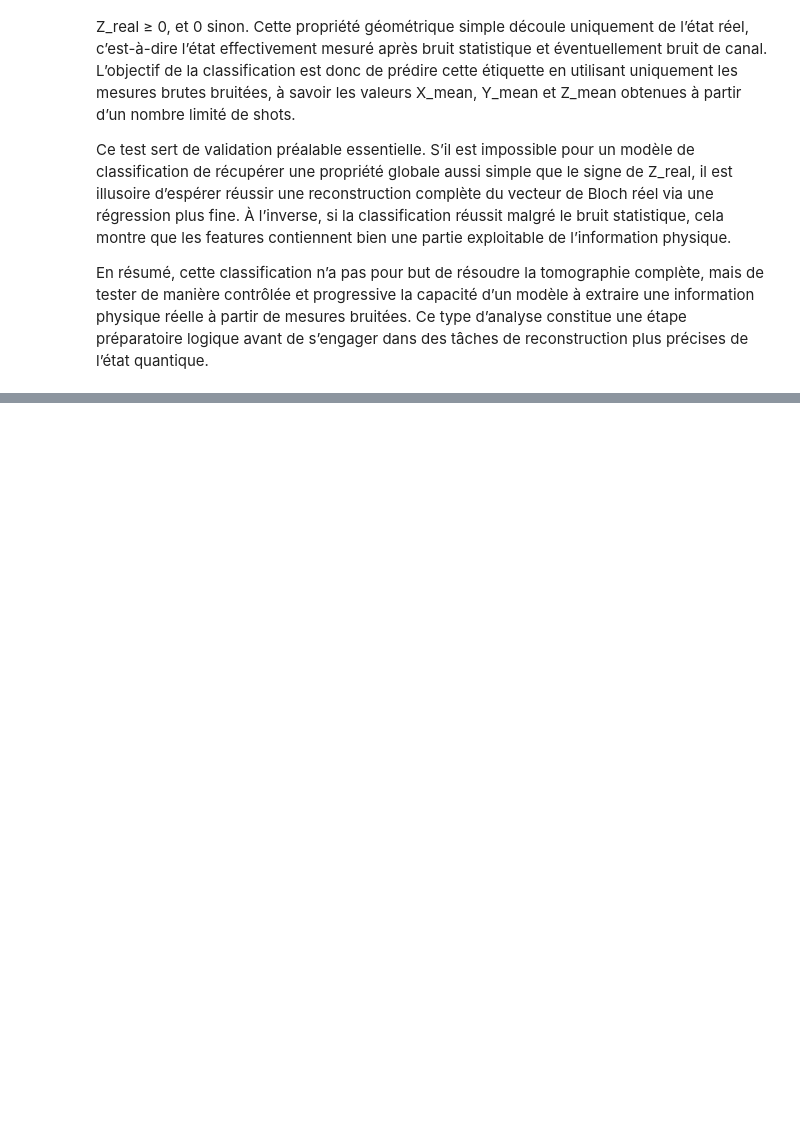
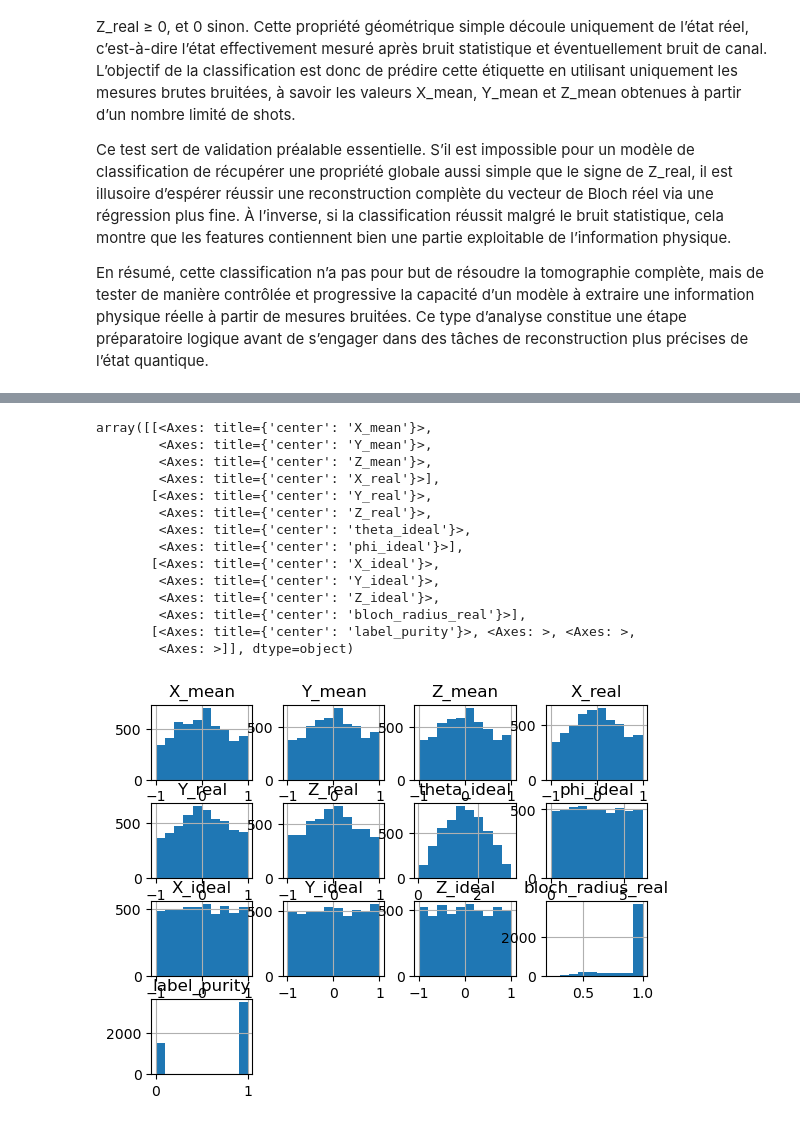
Before and after one commit to TonyPansera/Quantum-state-tomography, a Jupyter notebook: model_ML/test_classification.ipynb, the cells around one changed output, grey strips where cells are left out. Saved outputs shown, nothing was run; the diff lists cells and outputs as text; code cells hidden in the pictures; blank space fills up the shorter version.

Commit message:
update du test de classification

```diff
--- a/model_ML/test_classification.ipynb
+++ b/model_ML/test_classification.ipynb
@@ -161,0 +22,16 @@ En résumé, cette classification n’a pas pour but de résoudre la tomographie
+# %%
+# Dataset creation
+
+from dataset_build.clf_dtSet_hugo import build_purity_classification_dataset
+
+# Créer un dataset avec 5000 états et 50% d'états mixtes
+df_purity, X, y = build_purity_classification_dataset(
+    n_shots=100,
+    n_states_total=5000,
+    mixed_proportion=0.3  # proportion of mixed states
+)
+
+print(f"Dataset shape: {df_purity.shape}")
+print(f"Labels distribution:\n{y.value_counts()}")
+print(f"\nDataset columns:\n{df_purity.columns.tolist()}")
+print(f"\X columns (à revoir):\n{X.columns.tolist()}")
@@ -161,0 +76,18 @@ En résumé, cette classification n’a pas pour but de résoudre la tomographie
+# %%
+df_purity.hist()
+# %% [output]
+array([[<Axes: title={'center': 'X_mean'}>,
+        <Axes: title={'center': 'Y_mean'}>,
+        <Axes: title={'center': 'Z_mean'}>,
+        <Axes: title={'center': 'X_real'}>],
+       [<Axes: title={'center': 'Y_real'}>,
+        <Axes: title={'center': 'Z_real'}>,
+        <Axes: title={'center': 'theta_ideal'}>,
+        <Axes: title={'center': 'phi_ideal'}>],
+       [<Axes: title={'center': 'X_ideal'}>,
+        <Axes: title={'center': 'Y_ideal'}>,
+        <Axes: title={'center': 'Z_ideal'}>,
+        <Axes: title={'center': 'bloch_radius_real'}>],
+       [<Axes: title={'center': 'label_purity'}>, <Axes: >, <Axes: >,
+        <Axes: >]], dtype=object)
+[figure, added]
```
Also changed, not shown: parts of 23 cells of this notebook, 1 other file.
